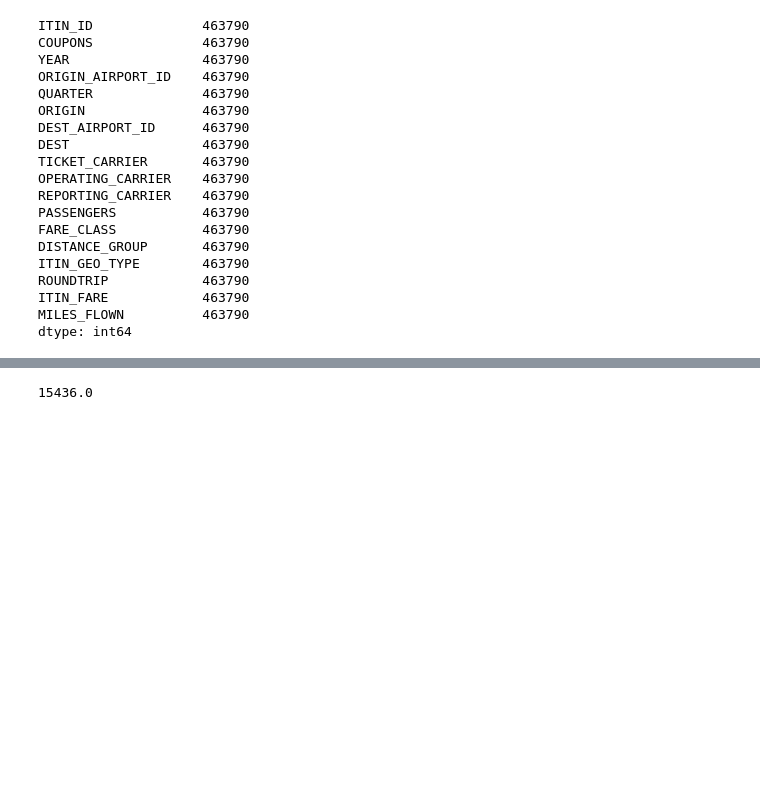
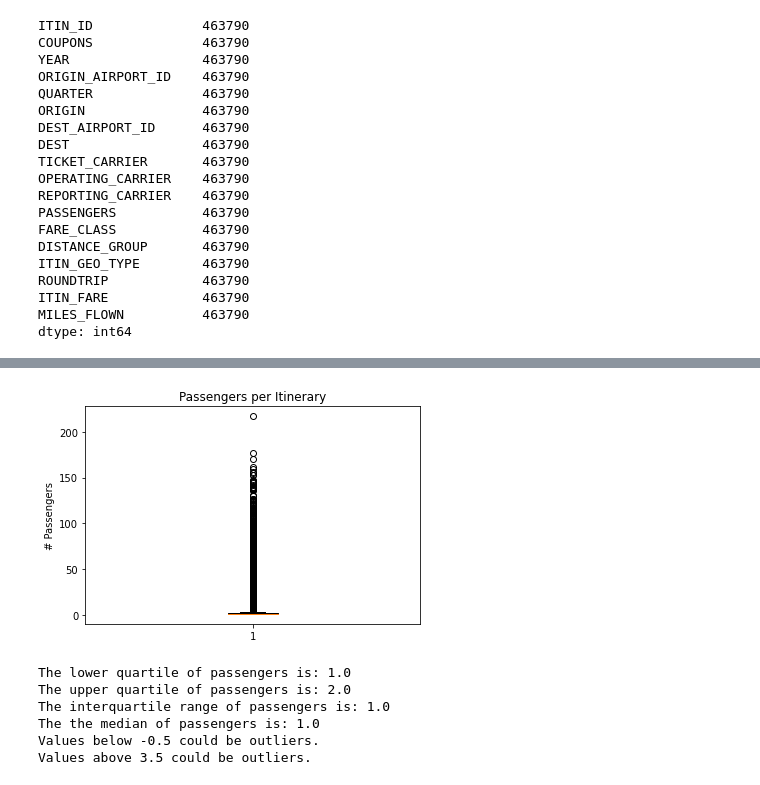
Before and after one commit to asdemonet/where-can-we-go, a Jupyter notebook: Machine_Learning_Pricing/Model 2.0 - Neural_Network.ipynb, the cells around one changed output, grey strips where cells are left out. Saved outputs shown, nothing was run; the diff lists cells and outputs as text; code cells hidden in the pictures; blank space fills up the shorter version.

Commit message:
Outlier modeling

```diff
--- a/Machine_Learning_Pricing/Model 2.0 - Neural_Network.ipynb
+++ b/Machine_Learning_Pricing/Model 2.0 - Neural_Network.ipynb
@@ -64,7 +65,3 @@ data_2015to2019.head()
 | 2 | 2019 | 1 | BDL | DL | 1.0 | X | 2 | 2.0 | ... |
 | 3 | 2019 | 1 | BDL | DL | 2.0 | X | 2 | 2.0 | ... |
 | 4 | 2019 | 1 | BDL | DL | 3.0 | X | 2 | 2.0 | ... |
-# %%
-data_2015to2019['ITIN_FARE'].max()
-# %% [output]
-15436.0
@@ -72,0 +70,33 @@ data_2015to2019['ITIN_FARE'].max()
+# %%
+# Example outlier plot of reaction times
+passengers = data_2015to2019['PASSENGERS']
+fig1, ax1 = plt.subplots()
+ax1.set_title('Passengers per Itinerary')
+ax1.set_ylabel('# Passengers')
+ax1.boxplot(passengers)
+plt.show()
+# %% [output]
+[figure, added]
+# %%
+# If the data is in a dataframe, we use pandas to give quartile calculations
+quartiles = passengers.quantile([.25,.5,.75])
+lowerq = quartiles[0.25]
+upperq = quartiles[0.75]
+iqr = upperq-lowerq
+
+print(f"The lower quartile of passengers is: {lowerq}")
+print(f"The upper quartile of passengers is: {upperq}")
+print(f"The interquartile range of passengers is: {iqr}")
+print(f"The the median of passengers is: {quartiles[0.5]} ")
+
+lower_bound = lowerq - (1.5*iqr)
+upper_bound = upperq + (1.5*iqr)
+print(f"Values below {lower_bound} could be outliers.")
+print(f"Values above {upper_bound} could be outliers.")
+# %% [output]
+The lower quartile of passengers is: 1.0
+The upper quartile of passengers is: 2.0
+The interquartile range of passengers is: 1.0
+The the median of passengers is: 1.0
+Values below -0.5 could be outliers.
+Values above 3.5 could be outliers.
```
Also changed, not shown: parts of 27 cells of this notebook.
